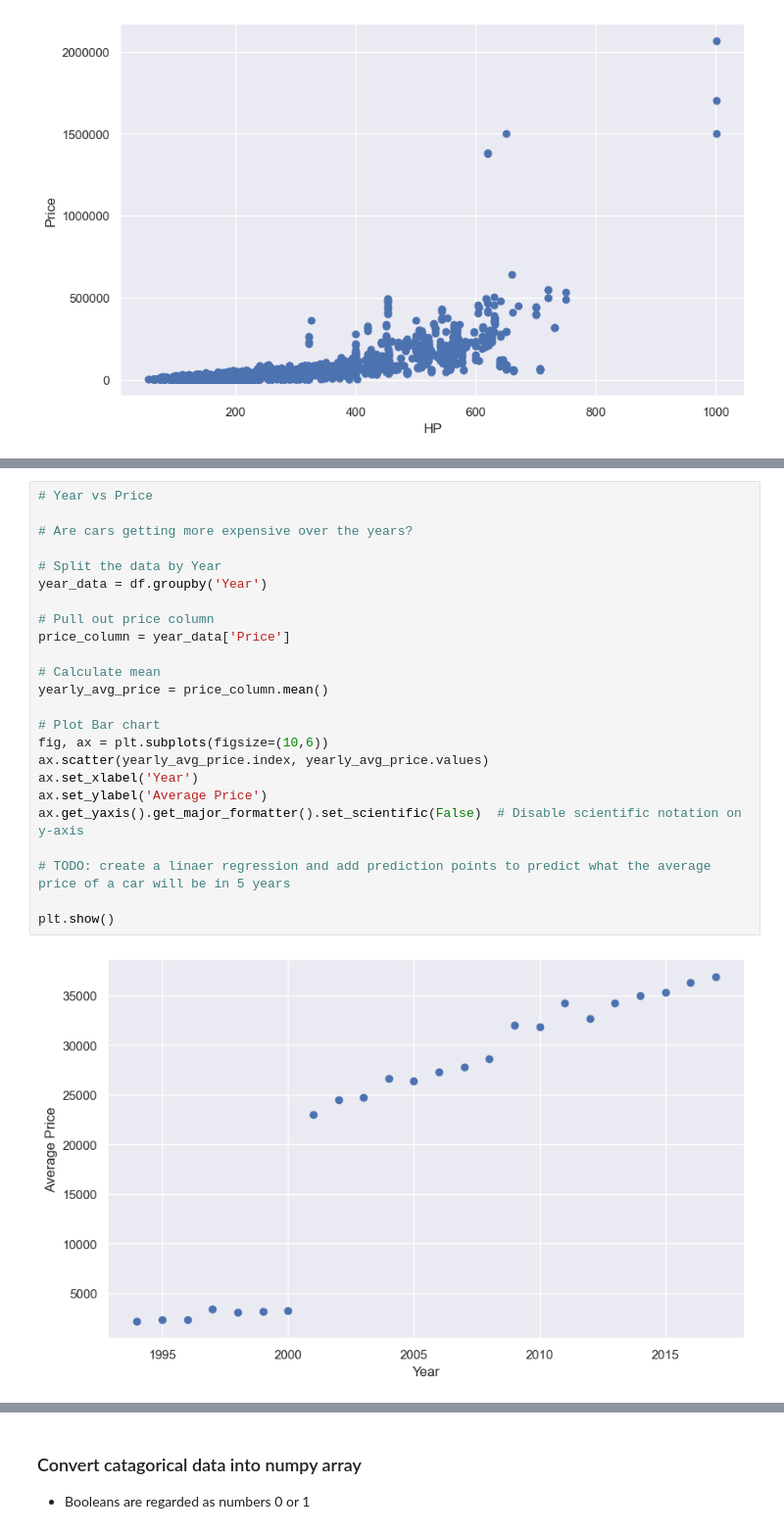
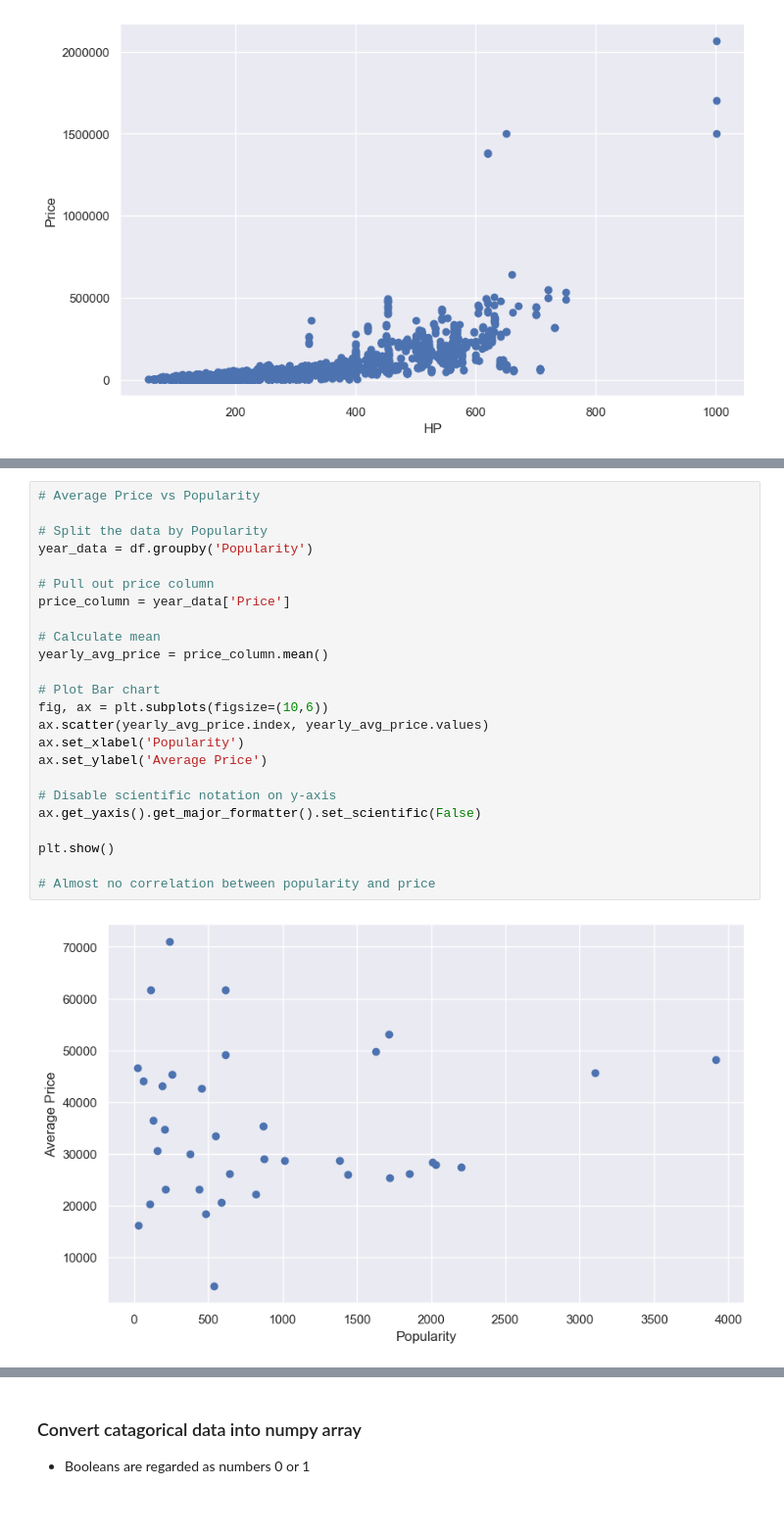
Before and after one commit to prob7276/SEIS-632-Project-2, a Jupyter notebook: Project-2.ipynb, the cells around one changed output, grey strips where cells are left out. Shown at 98% size. Cells and saved outputs as stored; diff of their text form.

```diff
--- a/Project-2.ipynb
+++ b/Project-2.ipynb
@@ -284,26 +255,26 @@ plt.show()
-# %%
-# Year vs Price
-
-# Are cars getting more expensive over the years?
-
-# Split the data by Year
-year_data = df.groupby('Year')
-
-# Pull out price column
-price_column = year_data['Price']
-
-# Calculate mean
-yearly_avg_price = price_column.mean()
-
-# Plot Bar chart
-fig, ax = plt.subplots(figsize=(10,6))
-ax.scatter(yearly_avg_price.index, yearly_avg_price.values)
-ax.set_xlabel('Year')
-ax.set_ylabel('Average Price')
-ax.get_yaxis().get_major_formatter().set_scientific(False)  # Disable scientific notation on y-axis
-
-# TODO: create a linaer regression and add prediction points to predict what the average price of a car will be in 5 years
-
-plt.show()
-# %% [output]
-[figure, removed]
+# %%
+# Average Price vs Popularity
+
+# Split the data by Popularity
+year_data = df.groupby('Popularity')
+
+# Pull out price column
+price_column = year_data['Price']
+
+# Calculate mean
+yearly_avg_price = price_column.mean()
+
+# Plot Bar chart
+fig, ax = plt.subplots(figsize=(10,6))
+ax.scatter(yearly_avg_price.index, yearly_avg_price.values)
+ax.set_xlabel('Popularity')
+ax.set_ylabel('Average Price')
+
+# Disable scientific notation on y-axis
+ax.get_yaxis().get_major_formatter().set_scientific(False)
+
+plt.show()
+
+# Almost no correlation between popularity and price
+# %% [output]
+[figure, added]
```
Also changed, not shown: parts of 11 cells of this notebook.
